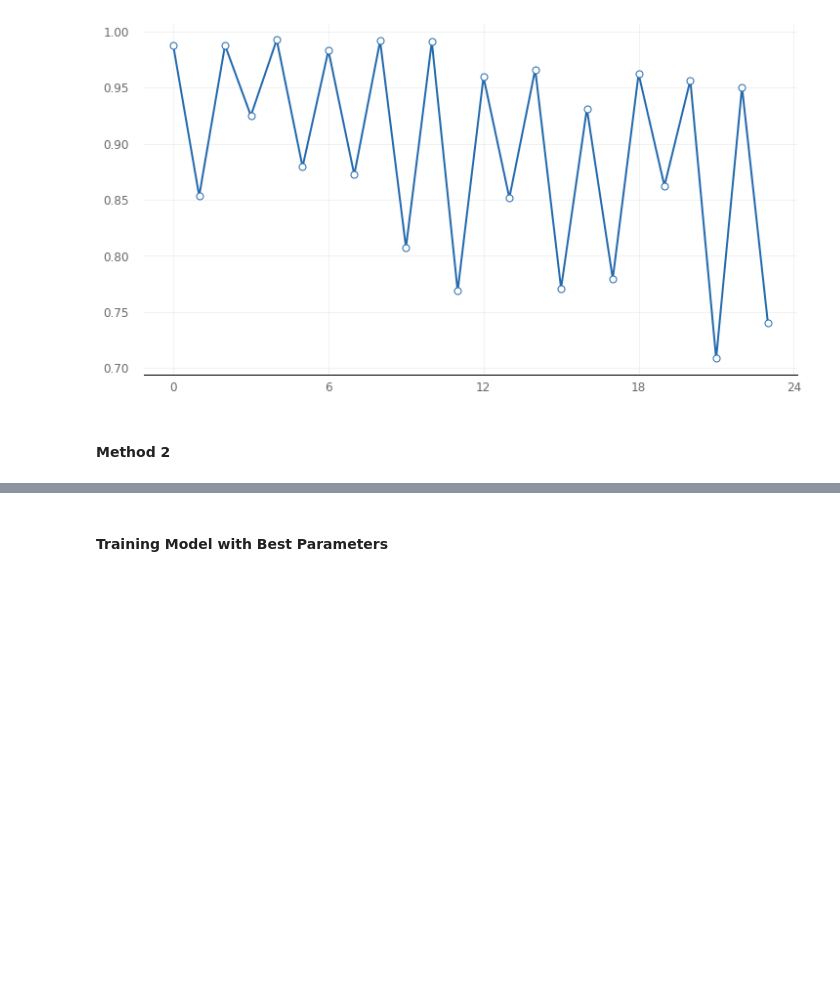
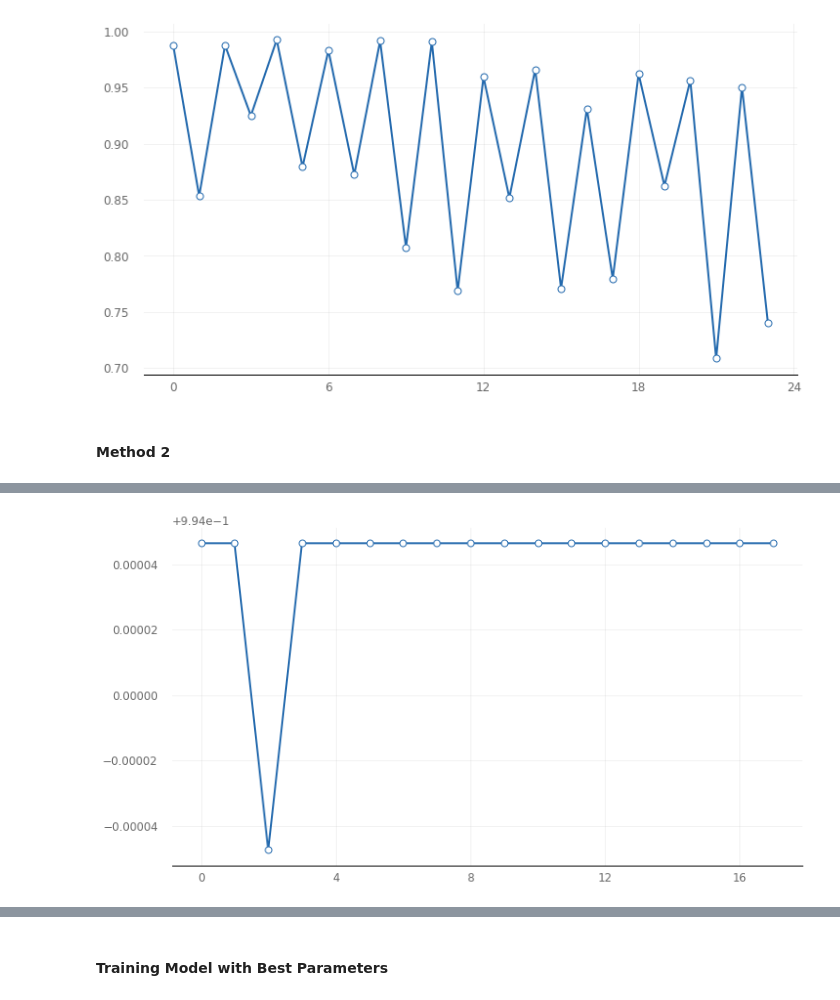
Before and after one commit to shaunak09vb/Toxic-Comment-Classifier-using-Deep-Learning, a Jupyter notebook: NLP_LSTM.ipynb, the cells around one changed output, grey strips where cells are left out. Saved outputs shown, nothing was run; the diff lists cells and outputs as text; code cells hidden in the pictures; blank space fills up the shorter version.

```diff
--- a/NLP_LSTM.ipynb
+++ b/NLP_LSTM.ipynb
@@ -825,13 +829,22 @@ def toxic_classifier(x_train,y_train,x_val,y_val,params):
   return model_info, model
 # %%
 p={
-    'output_count_lstm': [50,60,70],
-    'output_count_dense': [40,50,60],
+    'output_count_lstm': [40,50,60],
+    'output_count_dense': [30,40,50],
     'batch_size': [32],
     'epochs':[2],
     'optimizer':['adam'],
     'activation':['relu'],
     'last_activation': ['sigmoid'],
-    'dropout':[0.2,0.4],
+    'dropout':[0.2],
     'loss': ['binary_crossentropy']
 }
+# %%
+scan_results = talos.Scan(x=x_train,
+               y=y_train,
+               x_val=x_val,
+               y_val=y_val,
+               model=toxic_classifier,
+               params=p,
+               experiment_name='tcc',
+               print_params=True)
@@ -837,0 +913,2 @@ p={
+# %%
+analyze_object = talos.Analyze(scan_results)
@@ -837,0 +938,4 @@ p={
+# %%
+analyze_object.plot_line('val_accuracy')
+# %% [output]
+[figure, added]
```
Also changed, not shown: parts of 36 cells of this notebook.
